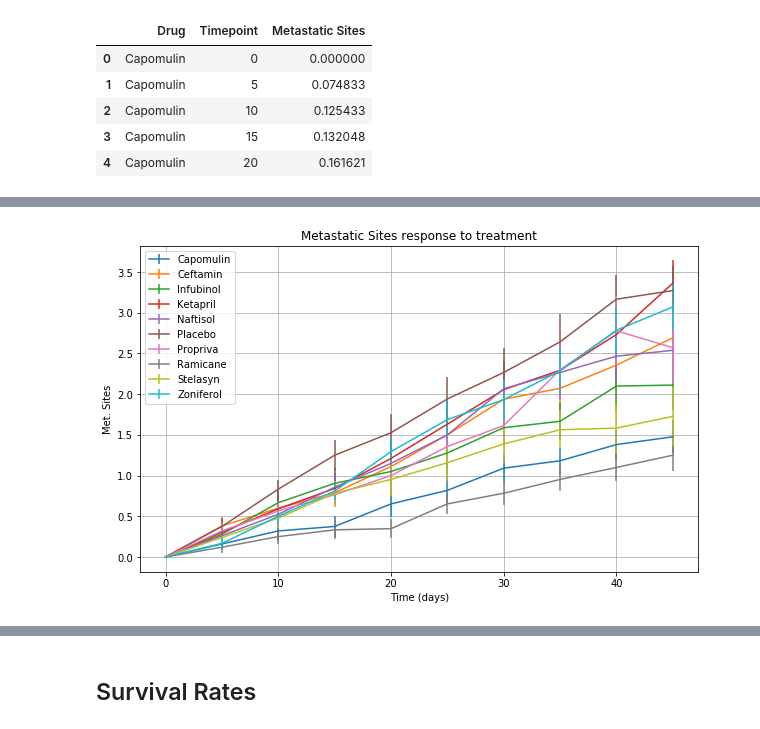
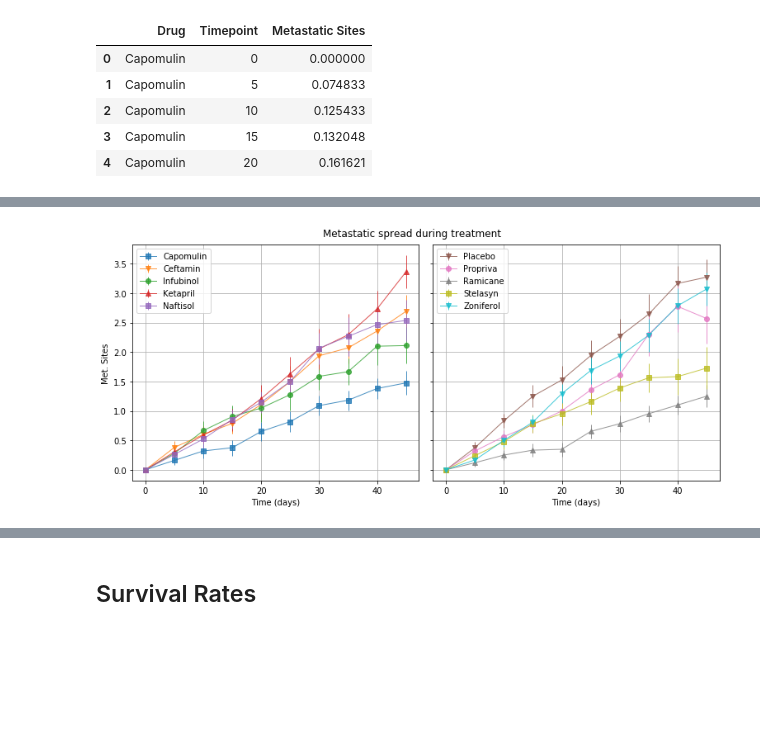
Before and after one commit to marieo31/Matplotlib_homework, a Jupyter notebook: pymaceuticals_starter.ipynb, the cells around one changed output, grey strips where cells are left out. Saved outputs shown, nothing was run; the diff lists cells and outputs as text; code cells hidden in the pictures; blank space fills up the shorter version.

Commit message:
Markers display done. Survival rate done. Only missing the summary graph

```diff
--- a/pymaceuticals_starter.ipynb
+++ b/pymaceuticals_starter.ipynb
@@ -158,22 +192,46 @@ pv_avgMS.head()
 # %%
 # Generate the Plot (with Error Bars)
 #------------------------------------
-# Create figure
-fig, ax = plt.subplots()
-# Plot evolution of tumor size with time (adding error bars)
-pv_avgMS.plot(yerr=pv_semMS,ax=ax)
+
+# Create the figure and the axis --> we subplot on two graphs for a better readibility
+fig, (ax1,ax2) = plt.subplots(ncols=2, squeeze=True, sharey=True)
+fig.set_size_inches(11,5) # size of the figure
+
+# Plot evolution of metastatic sites with time (adding error bars)
+dd = 0 # setting the increment
+plt.sca(ax1) # setting the current axes to the first subplot
+for drug in drugs:
+    if dd==5:
+        plt.sca(ax2) # at the 5th drug, switching to the second subplot
+    # Plotting with error bar
+    plt.errorbar(time, pv_avgMS.iloc[:,dd],
+                 yerr=pv_semMS.iloc[:,dd],
+                 label=drug,
+                 color= rgba[dd],
+                marker=next(mkr),
+                linewidth=1,
+                alpha=0.8)
+    dd += 1
+
+# pv_avgVol.plot(yerr=pv_semVol,ax=ax, colormap="Dark2")
 # Settings of the plot
-fig.set_size_inches(10,6) # size of the figure
-ax.legend(list(semVol['Drug'].unique())) # Changing the legend to be more readable
-ax.set_xlabel('Time (days)') # Xlabel
-ax.set_ylabel("Met. Sites") # Ylable
-ax.set_title("Metastatic Sites response to treatment")
-plt.grid() # adding the grid
+# I did not understand why the strange behaviour of the indexes
+ax1.legend(drugs[0:5]) # Changing the legend to be more readable
+ax2.legend(drugs[5:len(drugs)])
+
+for aa in [ax1,ax2]:
+    aa.set_xlabel('Time (days)') # Xlabel
+    aa.grid()
+ax1.set_ylabel("Met. Sites") # Ylable
+#     ax.set_title("Tumor response to treatment")
+# plt.grid() # adding the grid
+plt.tight_layout(pad=2, w_pad=1, h_pad=1.5)
+plt.suptitle("Metastatic spread during treatment", y=0.99)
 
 # Save the Figure
 plt.savefig("MS_with_Time.png")
 
 # Show the figure
 plt.show()
 # %% [output]
-[figure, old version]
+[figure, new version]
```
Also changed, not shown: parts of 18 cells of this notebook, 3 other files.
